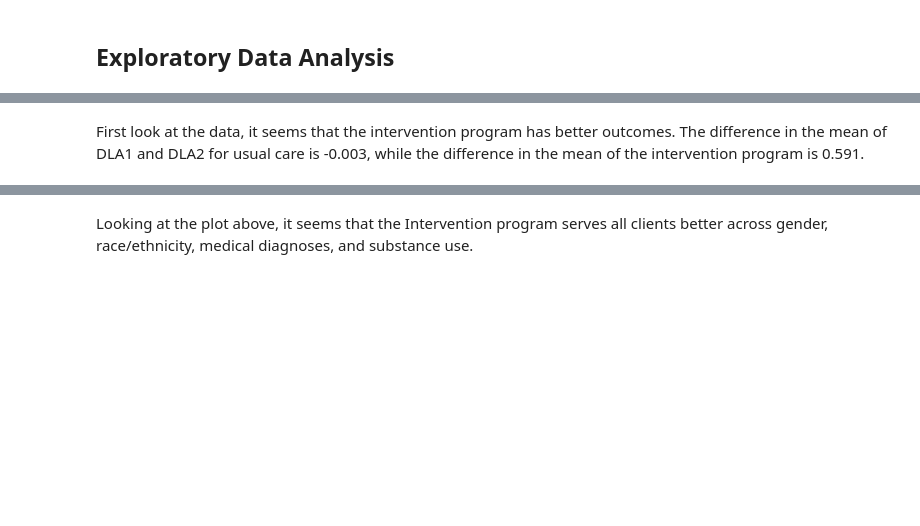
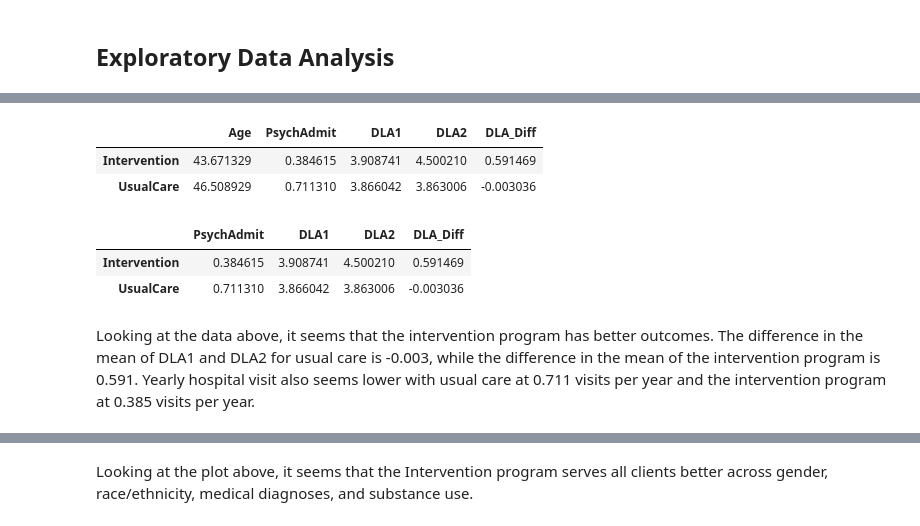
Before and after one commit to cristinamtown/CCC, a Jupyter notebook: CCC_Analysis.ipynb, the cells around one changed output, grey strips where cells are left out. Cells and saved outputs as stored; diff of their text form; code cells hidden in the pictures; blank space fills up the shorter version.

Commit message:
added hospitalization

```diff
--- a/CCC_Analysis.ipynb
+++ b/CCC_Analysis.ipynb
@@ -153,5 +158,22 @@ df_intervention.describe()
+# %%
+# Create a dataframe that clearly shows the means shown above
+df_mean = pd.DataFrame(data=[df_intervention.mean(), df_usual.mean()] )
+df_mean.rename(index={0: "Intervention", 1: "UsualCare"}, inplace=True)
+df_mean
+# %% [output]
+|  | Age | PsychAdmit | DLA1 | DLA2 | DLA_Diff |
+| Intervention | 43.671329 | 0.384615 | 3.908741 | 4.500210 | 0.591469 |
+| UsualCare | 46.508929 | 0.711310 | 3.866042 | 3.863006 | -0.003036 |
+# %%
+# Drop age since it is not what we are focusing on
+df_mean.drop('Age', axis=1, inplace=True)
+df_mean
+# %% [output]
+|  | PsychAdmit | DLA1 | DLA2 | DLA_Diff |
+| Intervention | 0.384615 | 3.908741 | 4.500210 | 0.591469 |
+| UsualCare | 0.711310 | 3.866042 | 3.863006 | -0.003036 |
 # %% [markdown]
-First look at the data, it seems that the intervention program has better outcomes. The difference in the mean of DLA1 and DLA2 for usual care is -0.003, while the difference in the mean of the intervention program is 0.591.
+Looking at the data above, it seems that the intervention program has better outcomes. The difference in the mean of DLA1 and DLA2 for usual care is -0.003, while the difference in the mean of the intervention program is 0.591. Yearly hospital visit also seems lower with usual care at 0.711 visits per year and the intervention program at 0.385 visits per year.
 # %%
 # PLot histogram of DLA_Diff for UsualCare
 px.histogram(df_usual, x='DLA_Diff',
```
Also changed, not shown: parts of 23 cells of this notebook.
